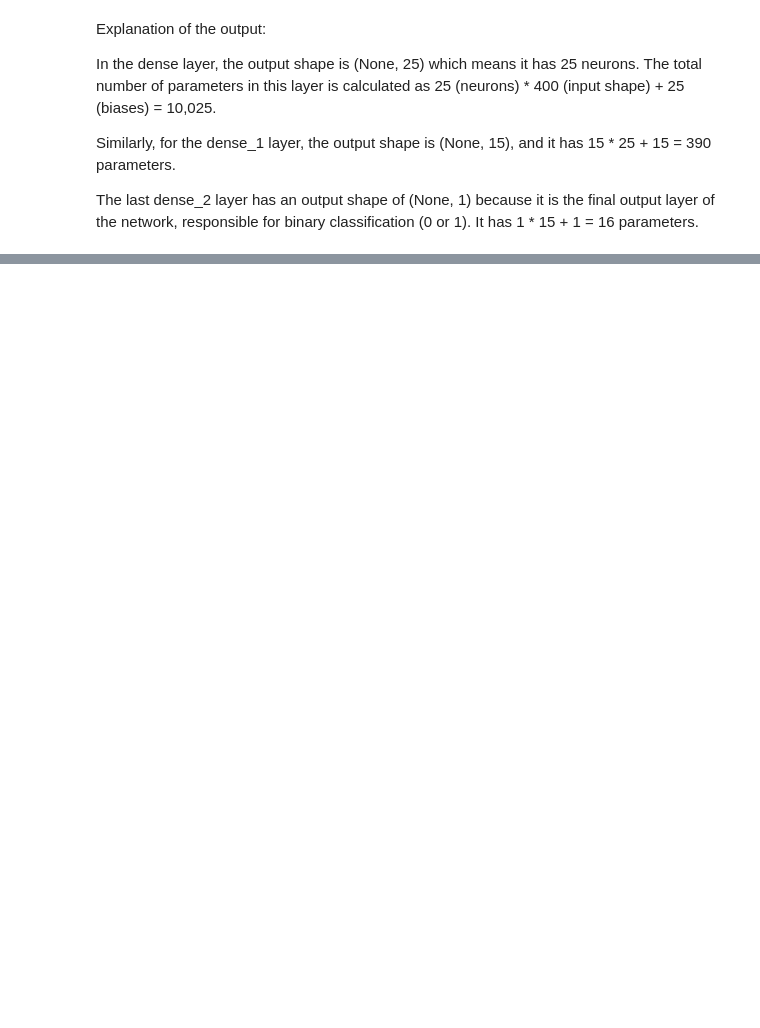
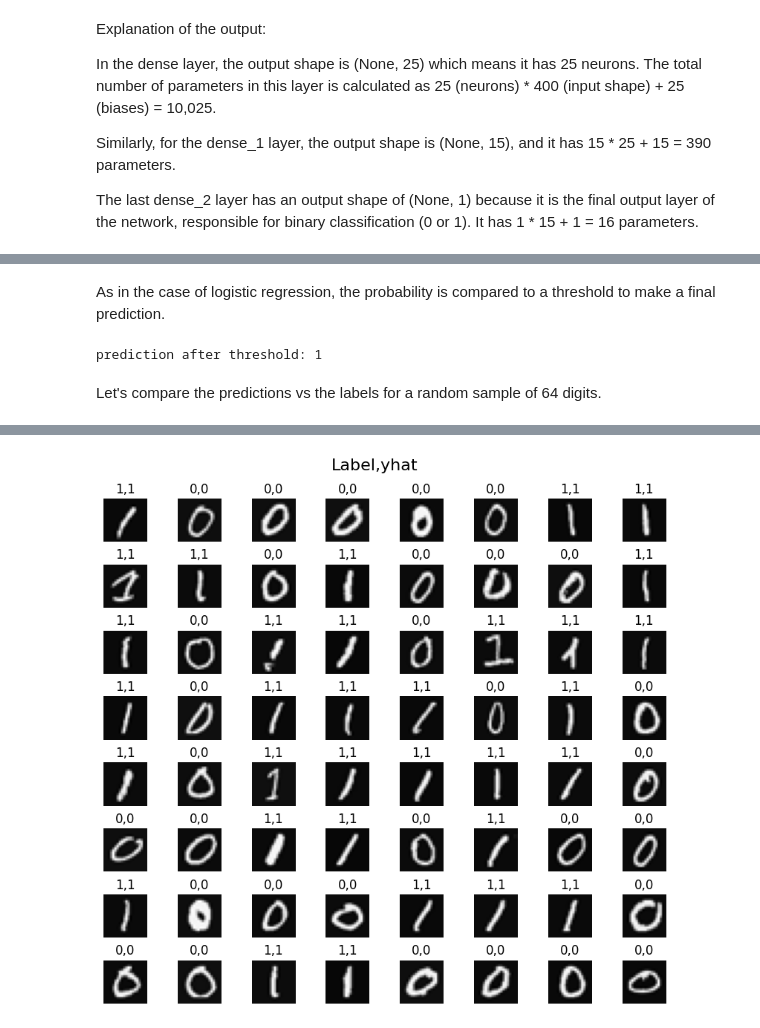
Before and after one commit to PedroCorreia07/Machine-Learing-Specialization_Coursera, a Jupyter notebook: Course 2/Practice Lab_Neural Networks for Handwritten Digit Recognition, Binary.ipynb, the cells around one changed output, grey strips where cells are left out. Drawn from its saved outputs; the diff is of its cells as text; code cells hidden in the pictures; blank space fills up the shorter version.

```diff
--- a/Course 2/Practice Lab_Neural Networks for Handwritten Digit Recognition, Binary.ipynb
+++ b/Course 2/Practice Lab_Neural Networks for Handwritten Digit Recognition, Binary.ipynb
@@ -162,0 +232,9 @@ The last dense_2 layer has an output shape of (None, 1) because it is the final
+# %%
+model.compile(
+    loss=tf.keras.losses.BinaryCrossentropy(),
+    optimizer=tf.keras.optimizers.Adam(0.001),
+)
+
+model.fit(X,y,
+          epochs=20
+)
@@ -162,0 +270,6 @@ The last dense_2 layer has an output shape of (None, 1) because it is the final
+# %%
+prediction=model.predict(X[50].reshape(1,400))  #generates a prediction for the reshaped input (at index 0 of array X) using the trained model. X[0] selects the input at index 0 from the X array. .reshape(1, 400) reshapes the selected input to have a shape of (1, 400), indicating a single sample with 400 dimensions.
+print(f"predicting a zero: {prediction}")
+
+prediction=model.predict(X[500].reshape(1,400))
+print(f"predicting a one:{prediction}")
@@ -162,0 +281,39 @@ The last dense_2 layer has an output shape of (None, 1) because it is the final
+# %% [markdown]
+As in the case of logistic regression, the probability is compared to a threshold to make a final prediction.
+# %%
+if prediction >=0.5:
+    yhat=1
+else:
+    yhat=0
+print(f"prediction after threshold: {yhat}")
+# %% [output]
+prediction after threshold: 1
+# %% [markdown]
+Let's compare the predictions vs the labels for a random sample of 64 digits.
+# %%
+m,n=X.shape
+
+fig,axes=plt.subplots(8,8,figsize=(8,8))
+fig.tight_layout(pad=0.1,rect=[0,0.03,1,0.92])
+
+for i,ax in enumerate(axes.flat):
+    # Select random indices
+    random_index=np.random.randint(m) #This line generates a random integer (random_index) between 0 and the number of samples (m). This is typically used to select a random data point from the dataset.
+
+    X_random_reshaped=X[random_index].reshape((20,20)).T # This line selects the data point at the randomly generated index (random_index) from the input data (X). The reshape() function is used to reshape the data point into a 20x20 matrix. The .T at the end performs a transpose operation, flipping the matrix along its diagonal.
+
+    ax.imshow(X_random_reshaped,cmap='gray') #This line displays the reshaped and transposed data point (X_random_reshaped) in the current subplot (ax).
+
+    # Predict using the Neural Network
+    prediction=model.predict(X[random_index].reshape(1,400))
+    if prediction>=0.5:
+        yhat=1
+    else:
+        yhat=0
+
+    ax.set_title(f"{y[random_index,0]},{yhat}")
+    ax.set_axis_off()
+
+fig.suptitle("Label,yhat",fontsize=16) #write the title on the top of the plot|| fontsize defines the size of the letters written
+plt.show()
+# %% [output]
@@ -162,0 +337 @@ The last dense_2 layer has an output shape of (None, 1) because it is the final
+[figure, added]
```
Also changed, not shown: parts of 14 cells of this notebook.
